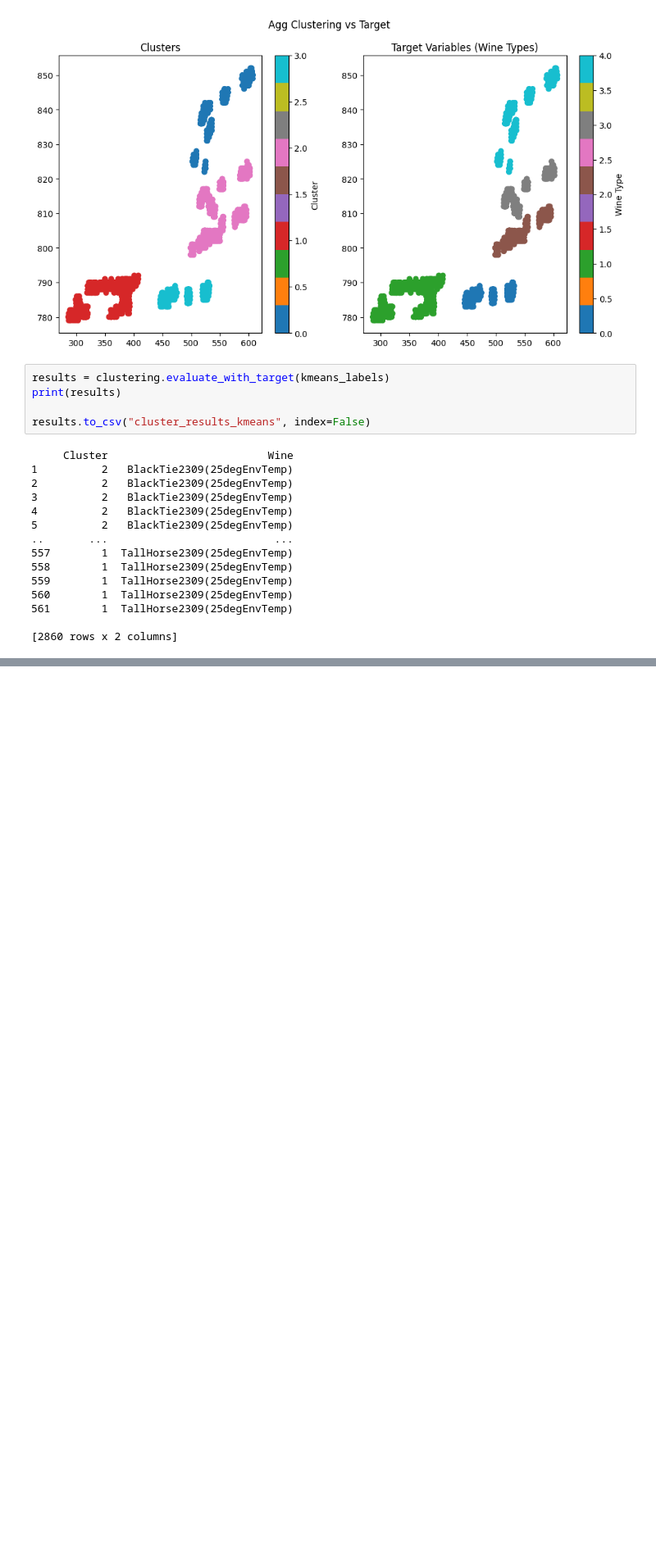
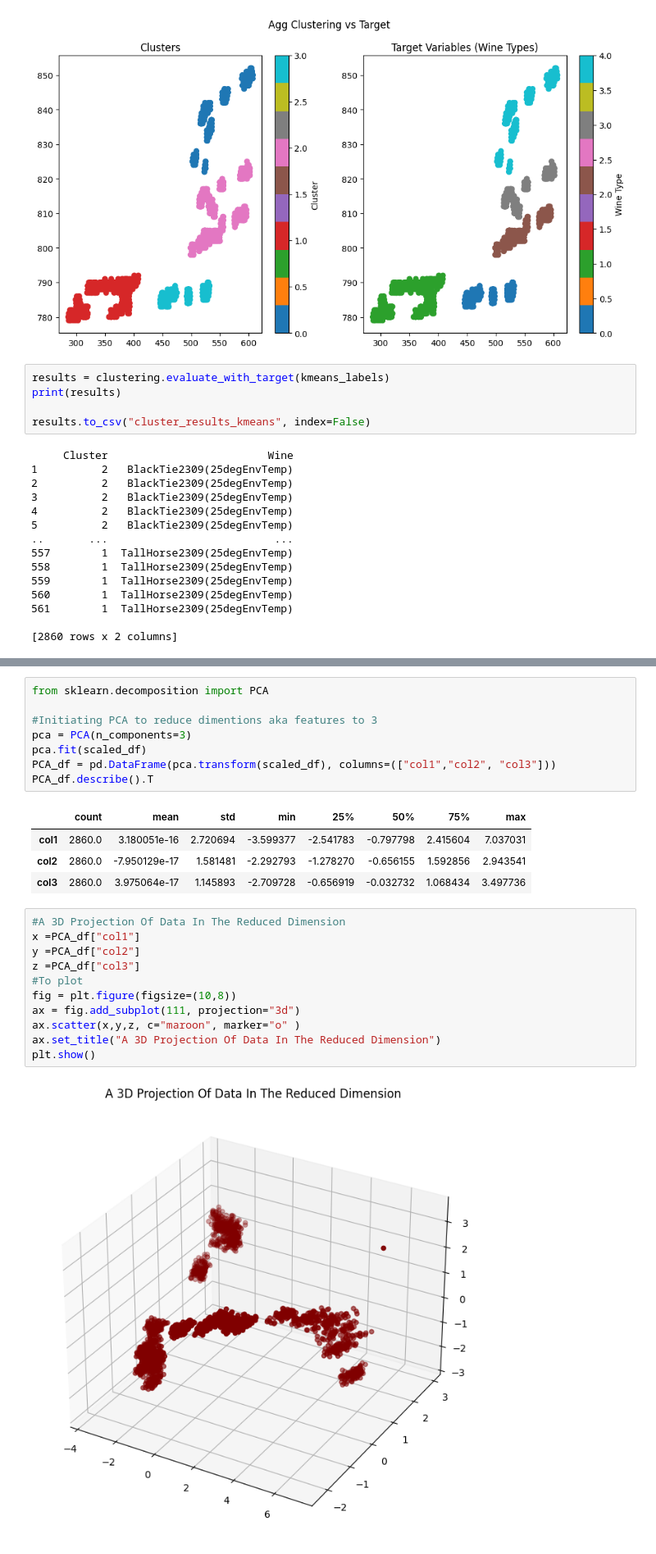
Before and after one commit to AidanRabinowitz/ArduinoWineSniffer, a Jupyter notebook: src/WineDataAnalysis.ipynb, the cells around one changed output, grey strips where cells are left out. Shown at 82% size. Cells and saved outputs as stored; diff of their text form; blank space fills up the shorter version.

```diff
--- a/src/WineDataAnalysis.ipynb
+++ b/src/WineDataAnalysis.ipynb
@@ -163,0 +202,26 @@ ValueError: could not convert string to float: 'BlackTie2309(25degEnvTemp)'
+# %%
+from sklearn.decomposition import PCA
+
+#Initiating PCA to reduce dimentions aka features to 3
+pca = PCA(n_components=3)
+pca.fit(scaled_df)
+PCA_df = pd.DataFrame(pca.transform(scaled_df), columns=(["col1","col2", "col3"]))
+PCA_df.describe().T
+# %% [output]
+|  | count | mean | std | min | 25% | 50% | 75% | max |
+| col1 | 2860.0 | 3.180051e-16 | 2.720694 | -3.599377 | -2.541783 | -0.797798 | 2.415604 | 7.037031 |
+| col2 | 2860.0 | -7.950129e-17 | 1.581481 | -2.292793 | -1.278270 | -0.656155 | 1.592856 | 2.943541 |
+| col3 | 2860.0 | 3.975064e-17 | 1.145893 | -2.709728 | -0.656919 | -0.032732 | 1.068434 | 3.497736 |
+# %%
+#A 3D Projection Of Data In The Reduced Dimension
+x =PCA_df["col1"]
+y =PCA_df["col2"]
+z =PCA_df["col3"]
+#To plot
+fig = plt.figure(figsize=(10,8))
+ax = fig.add_subplot(111, projection="3d")
+ax.scatter(x,y,z, c="maroon", marker="o" )
+ax.set_title("A 3D Projection Of Data In The Reduced Dimension")
+plt.show()
+# %% [output]
+[figure, added]
```
Also changed, not shown: parts of 18 cells of this notebook, 36 other files.
